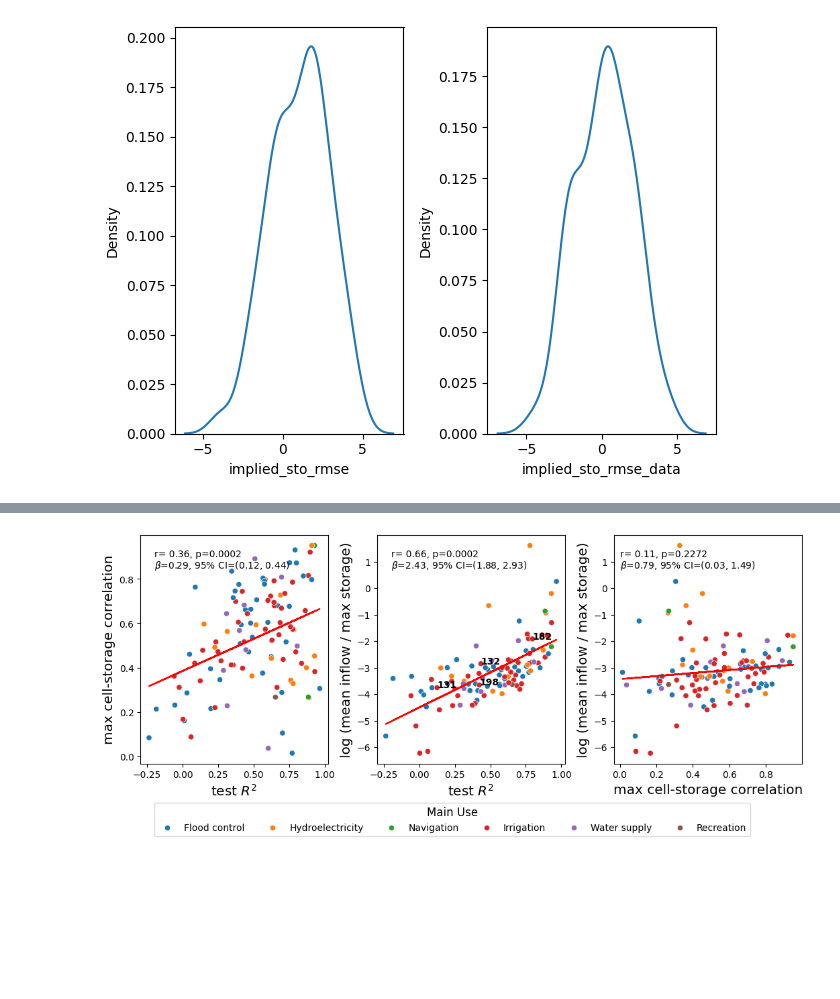
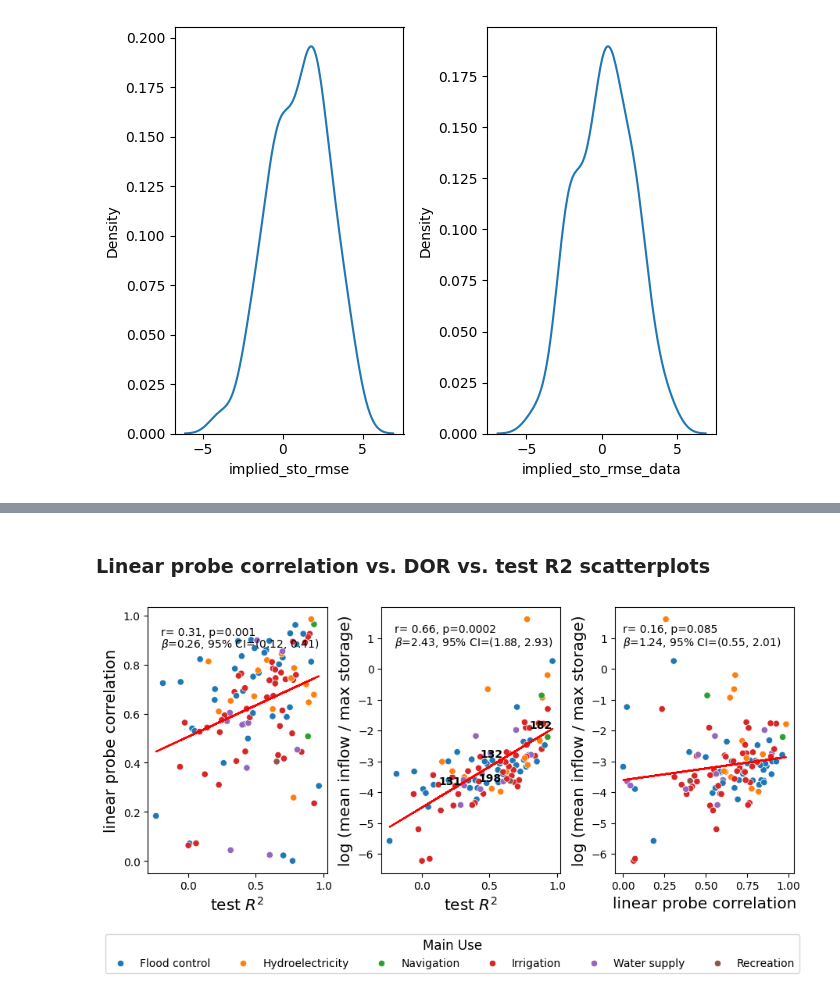
Before and after one commit to Matt2371/DL-reservoir-modeling, a Jupyter notebook: experiments/10g_resops_cell_states.ipynb, the cells around one changed output, grey strips where cells are left out. Cells and saved outputs as stored; diff of their text form; code cells hidden in the pictures; blank space fills up the shorter version.

```diff
--- a/experiments/10g_resops_cell_states.ipynb
+++ b/experiments/10g_resops_cell_states.ipynb
@@ -341,7 +350,7 @@ def implied_storage_rmse(id, model, left_year, conv_factor):
 # %%
 # Shasta
 model_shasta = load_resops_model(res_id=None, model_num=1, path='src/models/saved_models/model1a.pt') # Since path is provided res_id is ignored
-corr_sha, data_sha = correlate_cell_storage(id='Shasta', model=model_shasta, left_year='1944', return_data=True)
+corr_sha, data_sha = correlate_cell_storage(id='Shasta', model=model_shasta, left_year='1944', return_data=True, add_linear_probe=True)
 _, _, test_r2_sha = eval_train_val_test(model_shasta, *data_sha['tensor_splits'])
 test_r2_sha
 # %% [output]
@@ -456,7 +465,8 @@ def correlate_cell_storage_all():
 df_corr_test_model1 = pd.read_csv('report/results/resops_training/resops_unroll_models/cell_storage_correlations/cell_storage_corr_model1_test.csv', index_col=0)
 df_corr_test_model2 = pd.read_csv('report/results/resops_training/resops_unroll_models/cell_storage_correlations/cell_storage_corr_model2_test.csv', index_col=0)
 
-# Maximum absolute correlations on test data
-df_corr_max_test = pd.DataFrame({'model1_max_cell_sto_corr': df_corr_test_model1.abs().max(axis=0), 'model2_max_cell_sto_corr': df_corr_test_model2.abs().max(axis=0)})
+# Maximum absolute correlations on test data (for model 1, last index is for linear probe)
+df_corr_max_test = pd.DataFrame({'model1_max_cell_sto_corr': df_corr_test_model1.iloc[:-1, :].abs().max(axis=0), 'model2_max_cell_sto_corr': df_corr_test_model2.abs().max(axis=0)})
 
-df_corr_max_test.head()
+# Correlations of linear probe for model 1 on test data
+df_corr_probe_test = pd.DataFrame({'model1_linear_probe_corr': df_corr_test_model1.iloc[-1, :].abs()})
@@ -609,7 +619,7 @@ df_result['log_mean_in_max_sto'] = np.log(df_result['mean_inflow'] / df_result['
 df_result['log_mean_in_max_sto_cat'] = pd.cut(df_result['log_mean_in_max_sto'], bins=[-np.inf,-3.79, -3.17, -2.46, np.inf], labels=['very_high', 'high', 'medium', 'low'])
 
 # Join with max cell-storage correlations from Model 1/2, join with main use from GRanD
-df_result = df_result.join(other=df_corr_max_test, how='inner').join(other=main_use, how='left')
+df_result = df_result.join(other=df_corr_coords, how='inner').join(other=main_use, how='left')
 df_result.head()
 # %% [output]
 |  | mean_inflow | max_storage | model1_test_r2 | outflow_storage_corr | inflow_storage_corr | implied_sto_rmse | ... |
@@ -629,3 +688,5 @@ plt.show()
+# %% [markdown]
+### Linear probe correlation vs. DOR vs. test R2 scatterplots
 # %%
 # Drop performance outliers
 df_result = df_result.drop(index=['1249', '939', '597'])
@@ -663,54 +724,54 @@ def correlate_pval(x, y, alt='two-sided', n_resamples=10000):
     return r, pvalue
 # %%
 # Create scatter matrix of R2, max cell-storage correlation, and DOR (log mean in / max storage)
-fig, axes = plt.subplots(nrows=1, ncols=3, figsize=(10.5, 4), constrained_layout=True)
+fig, axes = plt.subplots(nrows=1, ncols=3, figsize=(9, 4), constrained_layout=True)
 
-vars = [df_result['model1_test_r2'], np.abs(df_result['model1_max_cell_sto_corr']), df_result['log_mean_in_max_sto']]
-var_names = ['test $R^2$', 'max cell-storage correlation', 'log (mean inflow / max storage)']
+vars = [df_result['model1_test_r2'], np.abs(df_result['model1_max_cell_sto_corr']), df_result['log_mean_in_max_sto'], df_result['model1_linear_probe_corr']]
+var_names = ['test $R^2$', 'max cell-storage correlation', 'log (mean inflow / max storage)', 'linear probe correlation']
 
-## R2 vs max cell-storage correlation
-sns.scatterplot(x=vars[0], y=vars[1], hue=df_result['MAIN_USE'], ax=axes[0])
+## R2 vs linear probe R2
+sns.scatterplot(x=vars[0], y=vars[3], hue=df_result['MAIN_USE'], ax=axes[0])
 handles, labels = axes[0].get_legend_handles_labels()
 axes[0].legend_.remove()
 axes[0].set_xlabel(var_names[0], size='x-large')
-axes[0].set_ylabel(var_names[1], size='x-large')
-lobf(vars[0], vars[1], axes[0])
+axes[0].set_ylabel(var_names[3], size='x-large')
+lobf(vars[0], vars[3], axes[0])
 # Add correlation and p-value
-corr, pval = correlate_pval(vars[0], vars[1])
-axes[0].text(-0.2, 0.9, r'r='+f' {round(corr, 2)}, p={round(pval, 6)}', size='medium')
+corr, pval = correlate_pval(vars[0], vars[3])
+axes[0].text(-0.2, 0.92, r'r='+f' {round(corr, 2)}, p={round(pval, 6)}', size='medium')
 # Theil-Sen slope and 95 CI
-slope, intercept, lo, hi = theilslopes(vars[1], vars[0], alpha=0.95)
-axes[0].text(-0.2, 0.85, fr'$\beta$={round(slope, 2)}, 95% CI=({round(lo, 2)}, {round(hi, 2)})', size='medium')
+slope, intercept, lo, hi = theilslopes(vars[3], vars[0], alpha=0.95)
+axes[0].text(-0.2, 0.87, fr'$\beta$={round(slope, 2)}, 95% CI=({round(lo, 2)}, {round(hi, 2)})', size='medium')
 
 ## R2 vs DOR
 sns.scatterplot(x=vars[0], y=vars[2], hue=df_result['MAIN_USE'], ax=axes[1], legend=False)
 axes[1].set_xlabel(var_names[0], size='x-large')
 axes[1].set_ylabel(var_names[2], size='x-large')
 lobf(vars[0], vars[2], axes[1])
 # Add correlation and p-value
 corr, pval = correlate_pval(vars[0], vars[2])
 axes[1].text(-0.2, 1.2, r'r='+f' {round(corr, 2)}, p={round(pval, 6)}', size='medium')
 # Theil-Sen slope and 95 CI
 slope, intercept, lo, hi = theilslopes(vars[2], vars[0], alpha=0.95)
 axes[1].text(-0.2, 0.75, fr'$\beta$={round(slope, 2)}, 95% CI=({round(lo, 2)}, {round(hi, 2)})', size='medium')
 for id in ['132', '182', '198', '131']:
     axes[1].text(vars[0][id], vars[2][id], id, fontsize=10, weight='bold')
 
-## Max cell-storage correlation vs DOR
-sns.scatterplot(x=vars[1], y=vars[2], hue=df_result['MAIN_USE'], ax=axes[2], legend=False)
-axes[2].set_xlabel(var_names[1], size='x-large')
+## Linear probe R2 vs DOR
+sns.scatterplot(x=vars[3], y=vars[2], hue=df_result['MAIN_USE'], ax=axes[2], legend=False)
+axes[2].set_xlabel(var_names[3], size='x-large')
 axes[2].set_ylabel(var_names[2], size='x-large')
-lobf(vars[1], vars[2], axes[2])
+lobf(vars[3], vars[2], axes[2])
 # Add correlation and p-value
-corr, pval = correlate_pval(vars[1], vars[2])
+corr, pval = correlate_pval(vars[3], vars[2])
 axes[2].text(0, 1.2, r'r='+f' {round(corr, 2)}, p={round(pval, 4)}', size='medium')
 # Theil-Sen slope and 95 CI
-slope, intercept, lo, hi = theilslopes(vars[2], vars[1], alpha=0.95)
+slope, intercept, lo, hi = theilslopes(vars[2], vars[3], alpha=0.95)
 axes[2].text(0, 0.75, fr'$\beta$={round(slope, 2)}, 95% CI=({round(lo, 2)}, {round(hi, 2)})', size='medium')
 
-legend = fig.legend(handles, labels, loc='lower center', bbox_to_anchor=(0.5, -0.15), ncol=6, frameon=True, title='Main Use', fontsize='medium', title_fontsize='large')
+legend = fig.legend(handles, labels, loc='lower center', bbox_to_anchor=(0.5, -0.2), ncol=6, frameon=True, title='Main Use', fontsize='medium', title_fontsize='large')
 legend.set_in_layout(True)
-plt.savefig('report/drafting/8_15_2025/Figures/r2_dor_cell_corr.png', dpi=300, bbox_inches='tight')
+plt.savefig('report/drafting/8_15_2025/Figures/r2_dor_cell_corr_main_use.png', dpi=300, bbox_inches='tight')
 plt.show()
 # %% [output]
-[figure, old version]
+[figure, new version]
```
Also changed, not shown: parts of 17 cells of this notebook, 24 other files.
